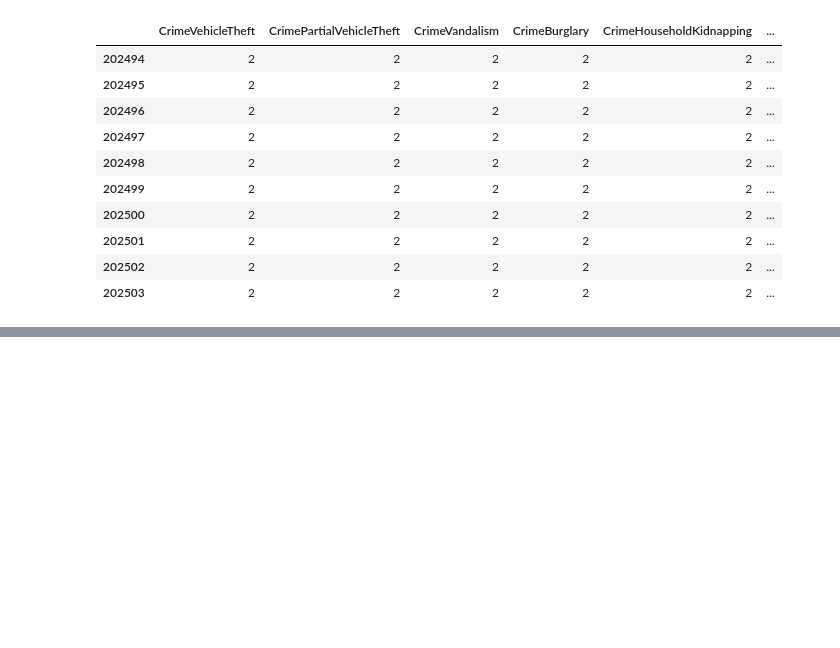
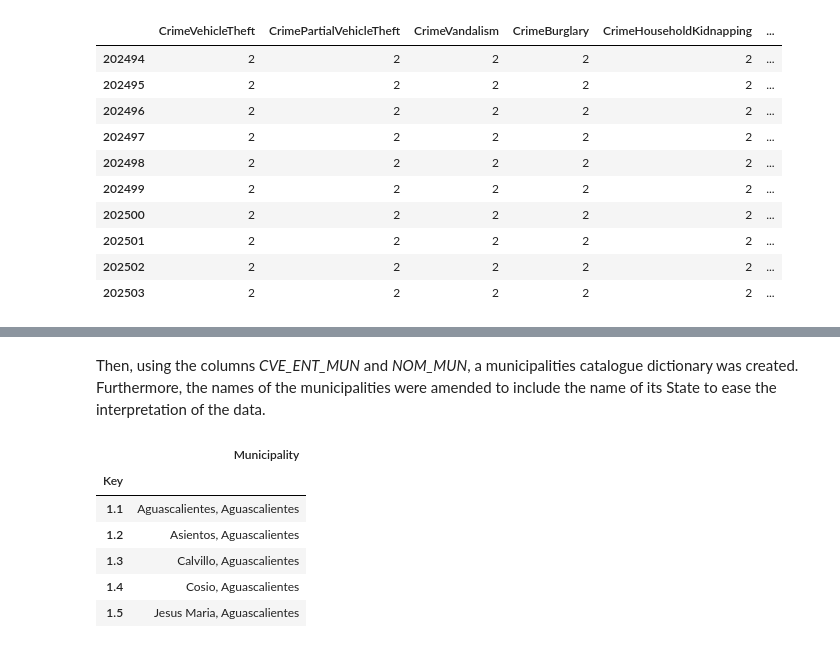
Before and after one commit to DanielEduardoLopez/CrimePredictionMX, a Jupyter notebook: CrimePredictionMX.ipynb, the cells around one changed output, grey strips where cells are left out. Drawn from its saved outputs; the diff is of its cells as text; code cells hidden in the pictures; blank space fills up the shorter version.

```diff
--- a/CrimePredictionMX.ipynb
+++ b/CrimePredictionMX.ipynb
@@ -1599,0 +1650,16 @@ Indeed, whenever a crime column is positive (1), the CrimeOverall column signals
+# %% [markdown]
+Then, using the columns *CVE_ENT_MUN* and *NOM_MUN*, a municipalities catalogue dictionary was created. Furthermore, the names of the municipalities were amended to include the name of its State to ease the interpretation of the data.
+# %%
+mun_cat["NOM_MUN"] = mun_cat["NOM_MUN"].astype(str) + ", " + mun_cat["NOM_ENT"].astype(str)
+mun_cat = (mun_cat.drop(columns = ["CVE_ENT", "NOM_ENT", "CVE_MUN"])
+           .rename(columns = {"NOM_MUN": "Municipality", "CVE_ENT_MUN": "Key"})
+           .set_index("Key"))
+mun_cat.head()
+# %% [output]
+|  | Municipality |
+| Key |  |
+| 1.1 | Aguascalientes, Aguascalientes |
+| 1.2 | Asientos, Aguascalientes |
+| 1.3 | Calvillo, Aguascalientes |
+| 1.4 | Cosio, Aguascalientes |
+| 1.5 | Jesus Maria, Aguascalientes |
```
Also changed, not shown: parts of 10 cells of this notebook.
